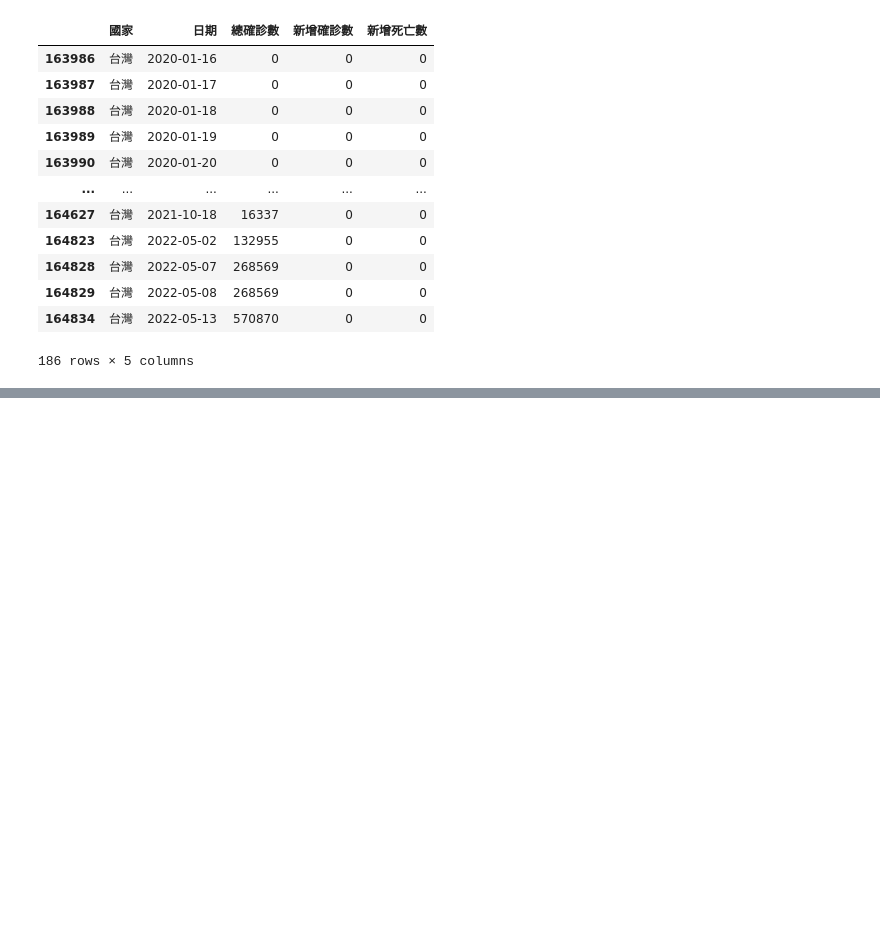
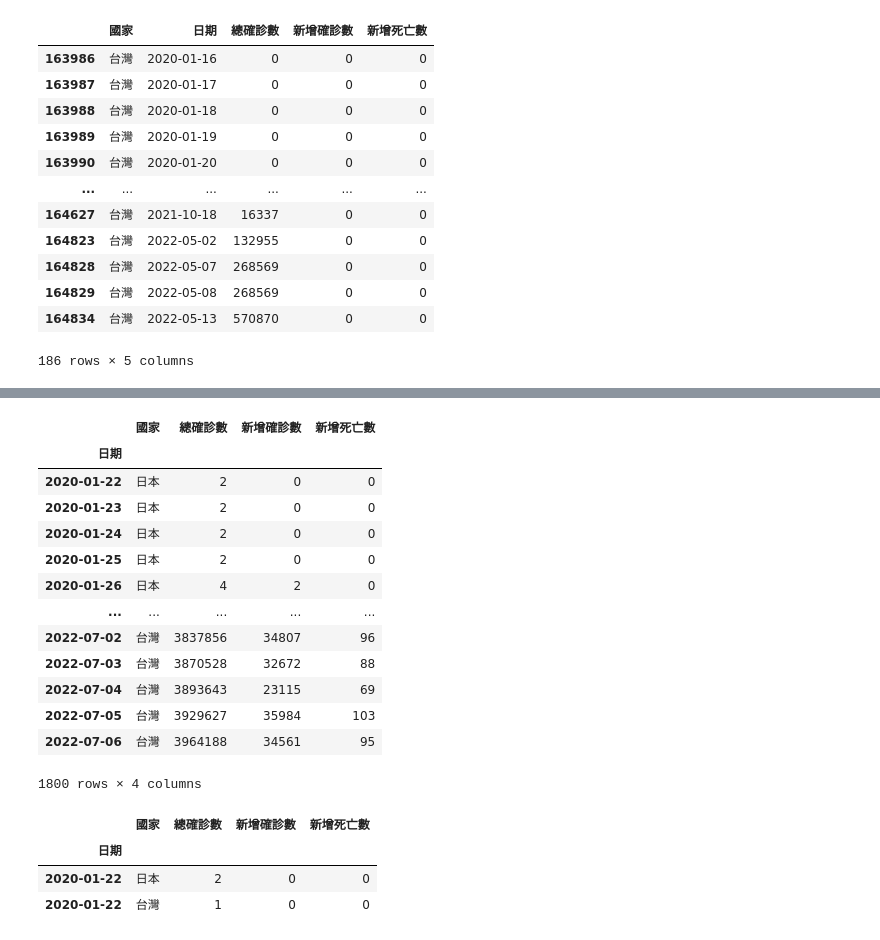
Before and after one commit to lansj0221/2024_2_20_2_4, a Jupyter notebook: lesson17/lesson17_1.ipynb, the cells around one changed output, grey strips where cells are left out. Drawn from its saved outputs; the diff is of its cells as text; code cells hidden in the pictures; blank space fills up the shorter version.

```diff
--- a/lesson17/lesson17_1.ipynb
+++ b/lesson17/lesson17_1.ipynb
@@ -74,0 +156,27 @@ taiwan_zero.to_excel('台灣新增確診數0.xlsx')
+# %%
+#更改索引,set_index()
+df3 = df2.set_index(df2['日期'],drop=True)
+df4 = df3.drop(columns='日期')
+df4
+# %% [output]
+|  | 國家 | 總確診數 | 新增確診數 | 新增死亡數 |
+| 日期 |  |  |  |  |
+| 2020-01-22 | 日本 | 2 | 0 | 0 |
+| 2020-01-23 | 日本 | 2 | 0 | 0 |
+| 2020-01-24 | 日本 | 2 | 0 | 0 |
+| 2020-01-25 | 日本 | 2 | 0 | 0 |
+| 2020-01-26 | 日本 | 4 | 2 | 0 |
+| ... | ... | ... | ... | ... |
+| 2022-07-02 | 台灣 | 3837856 | 34807 | 96 |
+| 2022-07-03 | 台灣 | 3870528 | 32672 | 88 |
+| 2022-07-04 | 台灣 | 3893643 | 23115 | 69 |
+| 2022-07-05 | 台灣 | 3929627 | 35984 | 103 |
+| 2022-07-06 | 台灣 | 3964188 | 34561 | 95 |
+1800 rows × 4 columns
+# %%
+df4.loc['2020-01-22']
+# %% [output]
+|  | 國家 | 總確診數 | 新增確診數 | 新增死亡數 |
+| 日期 |  |  |  |  |
+| 2020-01-22 | 日本 | 2 | 0 | 0 |
+| 2020-01-22 | 台灣 | 1 | 0 | 0 |
```
Also changed, not shown: parts of 7 cells of this notebook, 1 other file.
